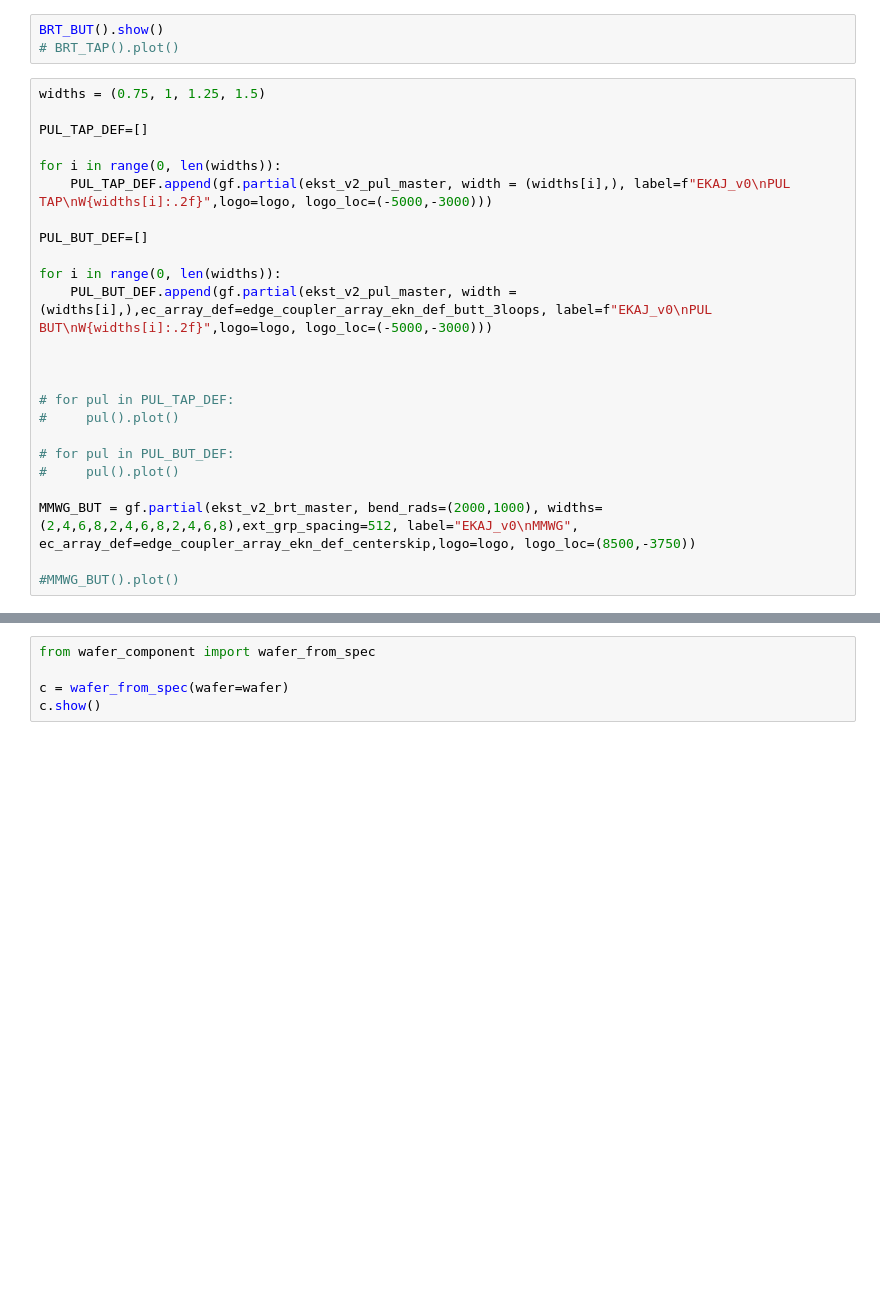
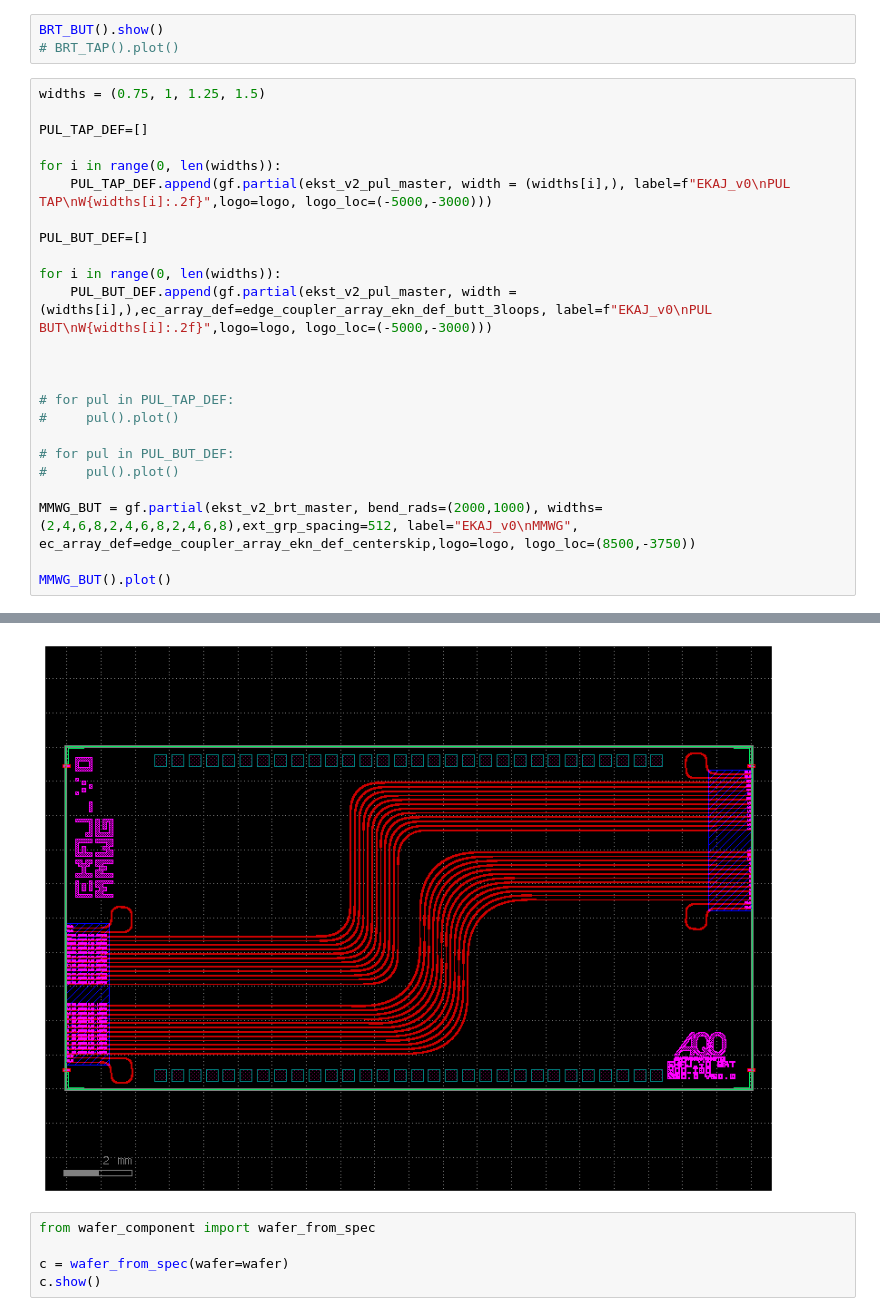
Before and after one commit to jakubsadilek/mesapdk-lab, a Jupyter notebook: test_die2_ekin.ipynb, the cells around one changed output, grey strips where cells are left out. Saved outputs shown, nothing was run; the diff lists cells and outputs as text; blank space fills up the shorter version.

```diff
--- a/test_die2_ekin.ipynb
+++ b/test_die2_ekin.ipynb
@@ -72,4 +93,5 @@ for i in range(0, len(widths)):
 
 MMWG_BUT = gf.partial(ekst_v2_brt_master, bend_rads=(2000,1000), widths=(2,4,6,8,2,4,6,8,2,4,6,8),ext_grp_spacing=512, label="EKAJ_v0\nMMWG", ec_array_def=edge_coupler_array_ekn_def_centerskip,logo=logo, logo_loc=(8500,-3750))
 
-#MMWG_BUT().plot()
+MMWG_BUT().plot()
+# %% [output]
@@ -76,3 +99,4 @@ MMWG_BUT = gf.partial(ekst_v2_brt_master, bend_rads=(2000,1000), widths=(2,4,6,8
+[figure, added]
 # %%
 from wafer_component import wafer_from_spec
 
```
Also changed, not shown: parts of 12 cells of this notebook, 4 other files.
